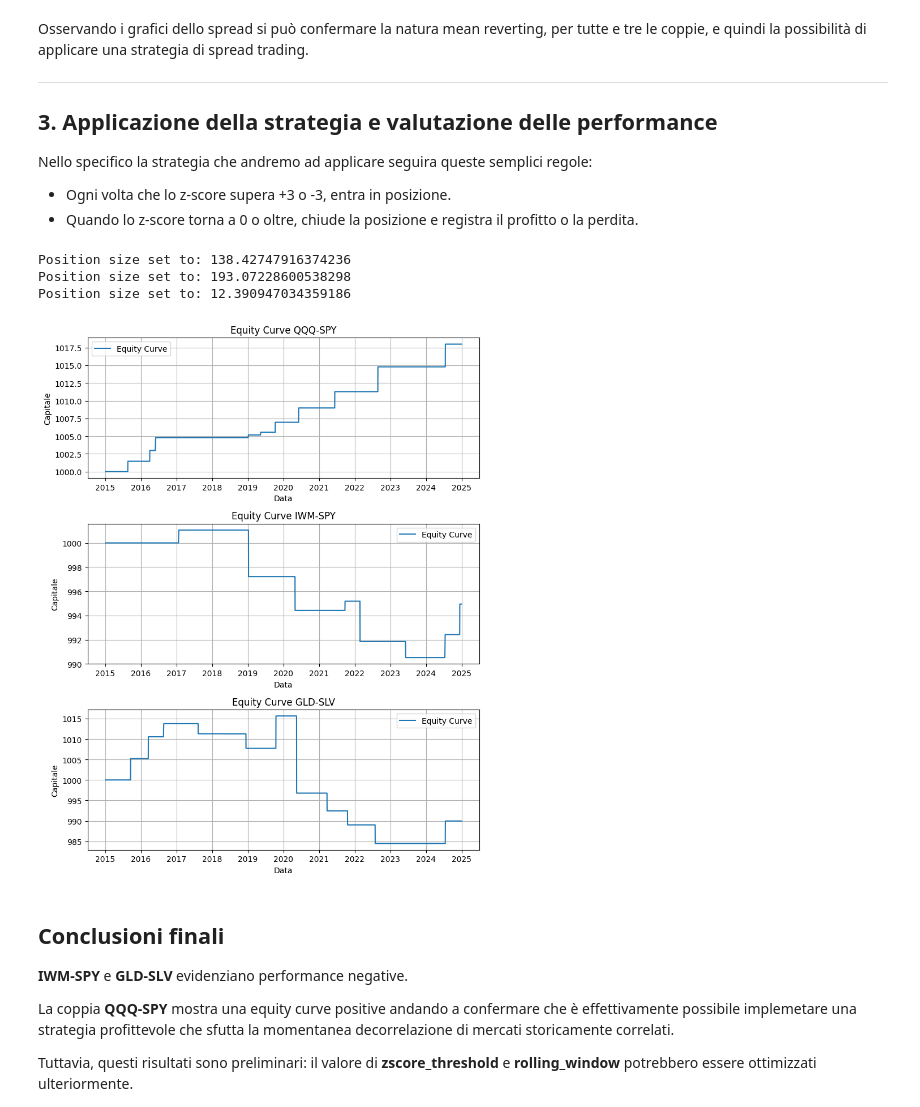
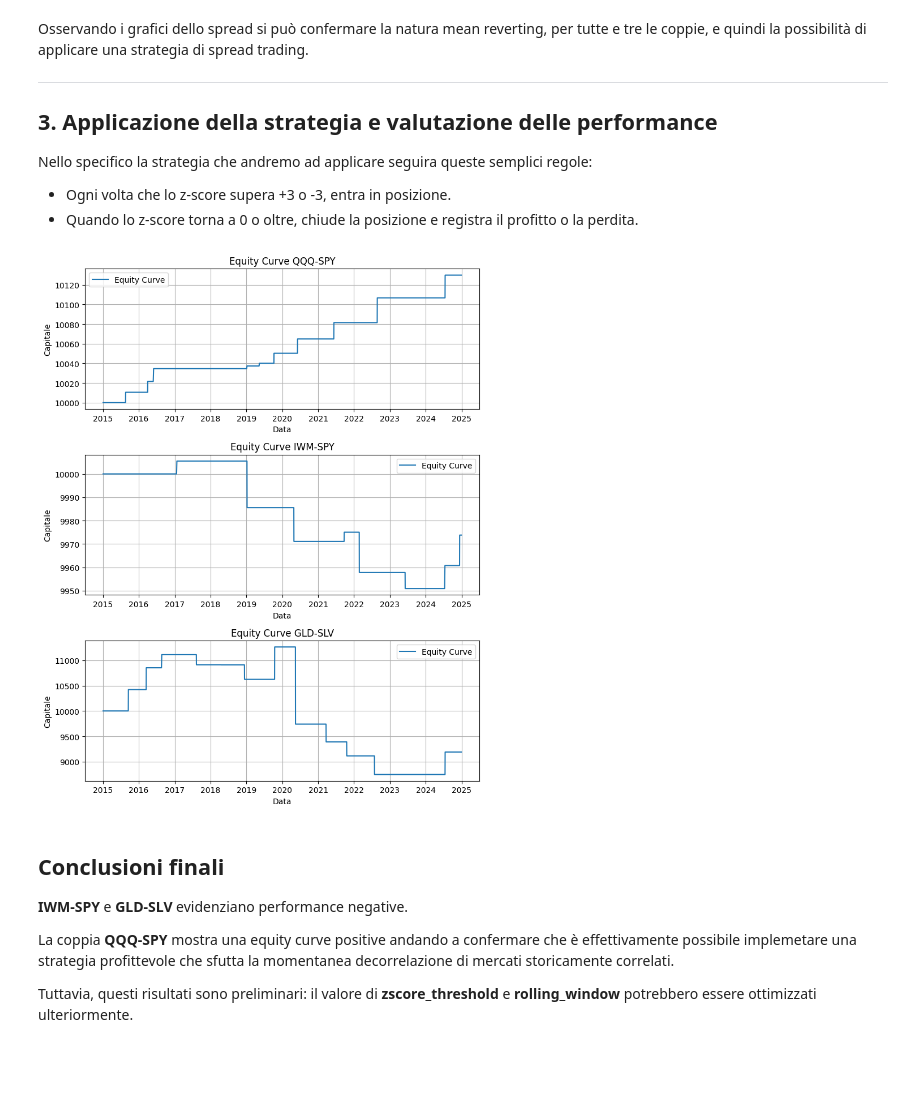
Before and after one commit to GiacomoGhi/ETFsSpreadTrading, a Jupyter notebook: etf_spread_trading.ipynb, the cells around one changed output. Cells and saved outputs as stored; diff of their text form; code cells hidden in the pictures; blank space fills up the shorter version.

```diff
--- a/etf_spread_trading.ipynb
+++ b/etf_spread_trading.ipynb
@@ -382,35 +383,32 @@ Nello specifico la strategia che andremo ad applicare seguira queste semplici re
 # %%
 # Import backtester
 from backtester import Backtester
 
 # Impostazione della griglia per i grafici
 fig, axes = plt.subplots(3, 1, figsize=(8, 10))
 axes = axes.flatten()
 
 for idx, key in enumerate(spread_zscore_store.keys()):
     spread, z_score = spread_zscore_store[key]
 
     # Backtest della strategia
-    backtester = Backtester(spread=spread, zscore=z_score, zscore_threshold=spread_limit_abs_value, initial_capital=1000)
+    backtester = Backtester(spread=spread, zscore=z_score, zscore_threshold=spread_limit_abs_value, initial_capital=10000)
     backtester.run()
 
     # Disegno grafico equity curve
     ax = axes[idx]
     ax.plot(spread.index, backtester.equity_curve, label='Equity Curve')
     ax.set_title(f'Equity Curve {key}')
     ax.set_xlabel('Data')
     ax.set_ylabel('Capitale')
     ax.grid()
     ax.legend()
 
 # Visualizza l'equity curve
 plt.tight_layout()
 plt.show()
 # %% [output]
-Position size set to: 138.42747916374236
-Position size set to: 193.07228600538298
-Position size set to: 12.390947034359186
-[figure, old version]
+[figure, new version]
 # %% [markdown]
 ## Conclusioni finali
 **IWM-SPY** e **GLD-SLV** evidenziano performance negative.
```
Also changed, not shown: parts of 1 cell of this notebook.
